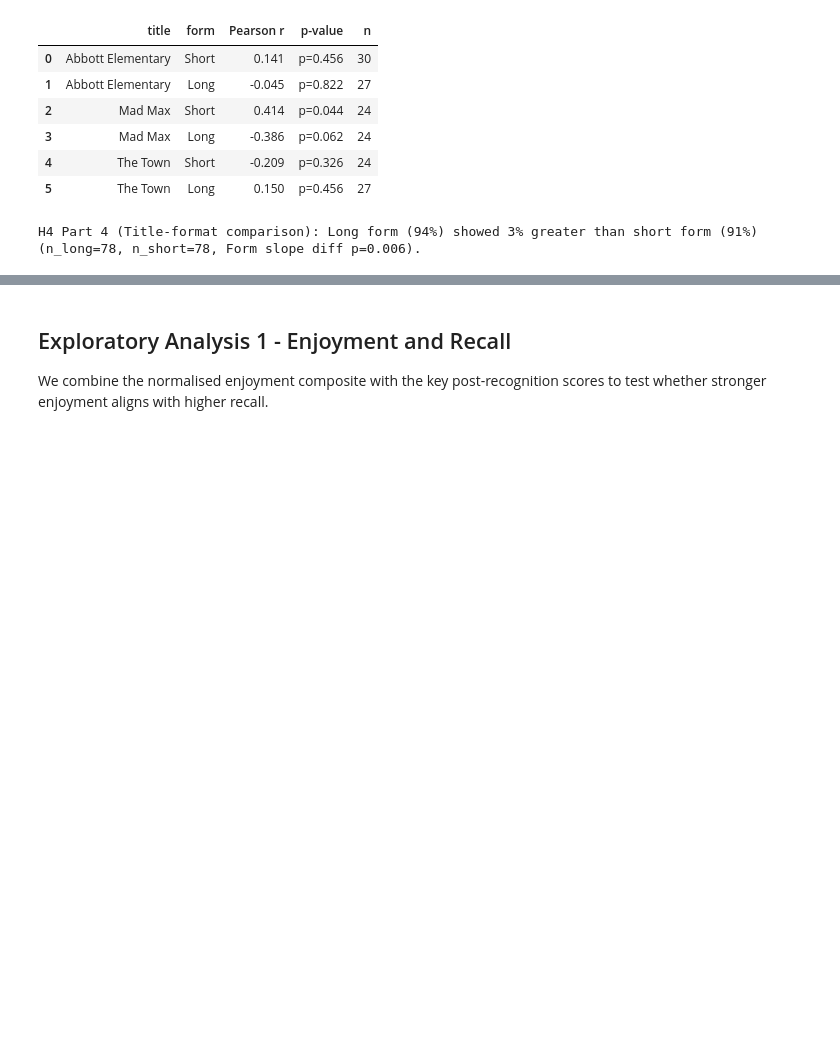
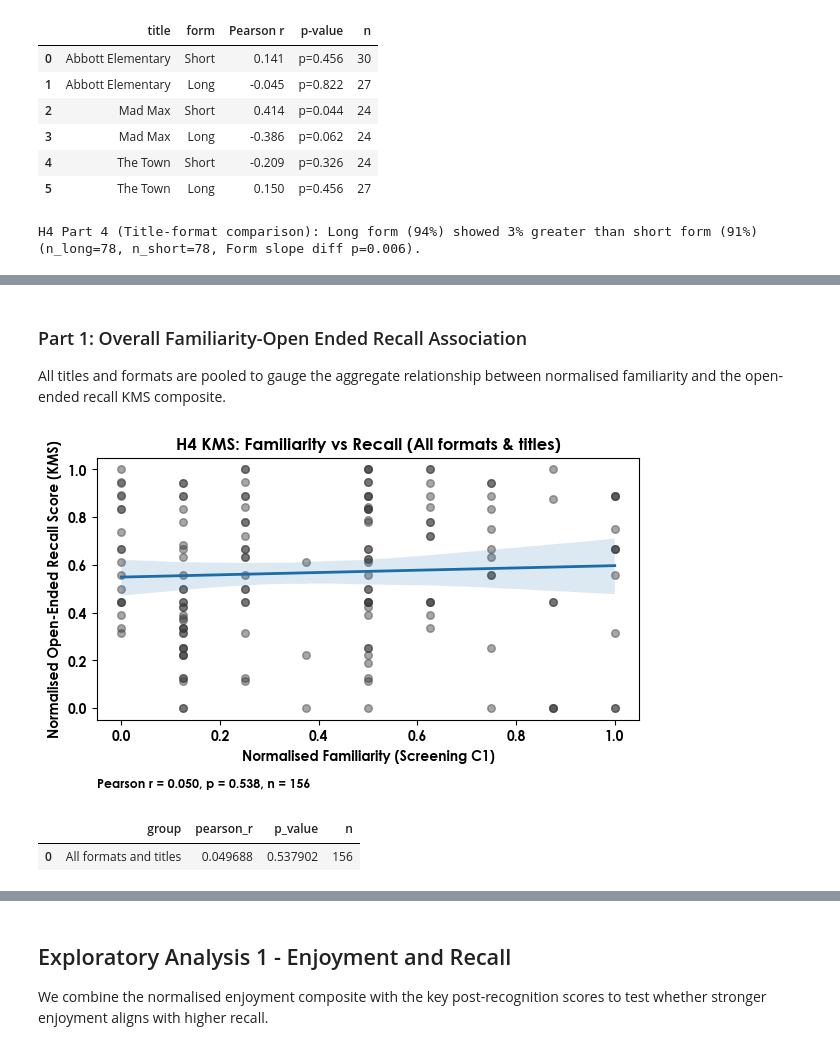
Before and after one commit to NeuralSenseCode/544_WBD_CXCU, a Jupyter notebook: analysis/analysis_self-report.ipynb, the cells around one changed output, grey strips where cells are left out. Saved outputs shown, nothing was run; the diff lists cells and outputs as text; code cells hidden in the pictures; blank space fills up the shorter version.

Commit message:
Update analysis progress and notebook edits

```diff
--- a/analysis/analysis_self-report.ipynb
+++ b/analysis/analysis_self-report.ipynb
@@ -3718,0 +4956,20 @@ H4 Part 4 (Title-format comparison): Long form (94%) showed 3% greater than shor
+# %%
+if "open_recall_long_kms" not in globals():
+    raise ValueError("Open-ended recall KMS outputs from H2 are unavailable; run the H2 cells before starting H4.")
+recall_metric_df = open_recall_long_kms.rename(columns={"value": "recall_norm"}).copy()
+if recall_metric_df.empty:
+    raise ValueError("open_recall_long_kms is empty; cannot evaluate familiarity/recall links.")
+recall_metric_df[id_column] = recall_metric_df[id_column].astype(str)
+h4_kms_base = (
+    familiarity_long.merge(
+        recall_metric_df[[id_column, "form", "title", "recall_norm"]],
+        on=[id_column, "form", "title"],
+        how="inner",
+    )
+    .dropna(subset=["familiarity_norm", "recall_norm"])
+)
+if h4_kms_base.empty:
+    raise ValueError("No overlapping familiarity and recall records available for H4 analysis.")
+h4_kms_base_summary = h4_kms_base.groupby(["form", "title"], observed=True).size().rename("records").reset_index()
+overall_h4_kms = h4_kms_base.copy()
+h4_kms_base_summary.head()
@@ -3718,0 +4983,41 @@ H4 Part 4 (Title-format comparison): Long form (94%) showed 3% greater than shor
+# %% [markdown]
+### Part 1: Overall Familiarity-Open Ended Recall Association
+All titles and formats are pooled to gauge the aggregate relationship between normalised familiarity and the open-ended recall KMS composite.
+# %%
+# Overall correlation styled to mirror recognition-based Part 1
+overall_subset = overall_h4_kms.dropna(subset=["familiarity_norm", "recall_norm"]).copy()
+if overall_subset.shape[0] < 3 or overall_subset["familiarity_norm"].nunique() < 2 or overall_subset["recall_norm"].nunique() < 2:
+    raise ValueError("Familiarity or recall lacks sufficient variance for correlation analysis in Part 1 (KMS).")
+overall_r, overall_p = stats.pearsonr(overall_subset["familiarity_norm"], overall_subset["recall_norm"])
+overall_n = overall_subset.shape[0]
+fig, ax = plt.subplots(figsize=(6.5, 4.3))
+fig.subplots_adjust(bottom=0.27, right=0.96)
+sns.regplot(
+    data=overall_subset,
+    x="familiarity_norm",
+    y="recall_norm",
+    scatter_kws={"alpha": 0.45, "s": 30, "color": "#3a3a3a"},
+    line_kws={"color": "#1b6ca8", "linewidth": 2},
+    ax=ax
+)
+ax.set_xlabel("Normalised Familiarity (Screening C1)")
+ax.set_ylabel("Normalised Open-Ended Recall Score (KMS)")
+ax.set_title("H4 KMS: Familiarity vs Recall (All formats & titles)")
+annotation = f"Pearson r = {overall_r:.3f}, p = {overall_p:.3g}, n = {overall_n}"
+ax.text(0.0, -0.22, annotation, transform=ax.transAxes, ha="left", va="top", fontsize=9)
+plt.show()
+part1_h4_kms_summary = pd.DataFrame(
+    [
+        {
+            "group": "All formats and titles",
+            "pearson_r": overall_r,
+            "p_value": overall_p,
+            "n": overall_n,
+        }
+    ]
+)
+part1_h4_kms_summary
+# %% [output]
+[figure, added]
+|  | group | pearson_r | p_value | n |
+| 0 | All formats and titles | 0.049688 | 0.537902 | 156 |
```
Also changed, not shown: parts of 27 cells of this notebook, 2 other files.
